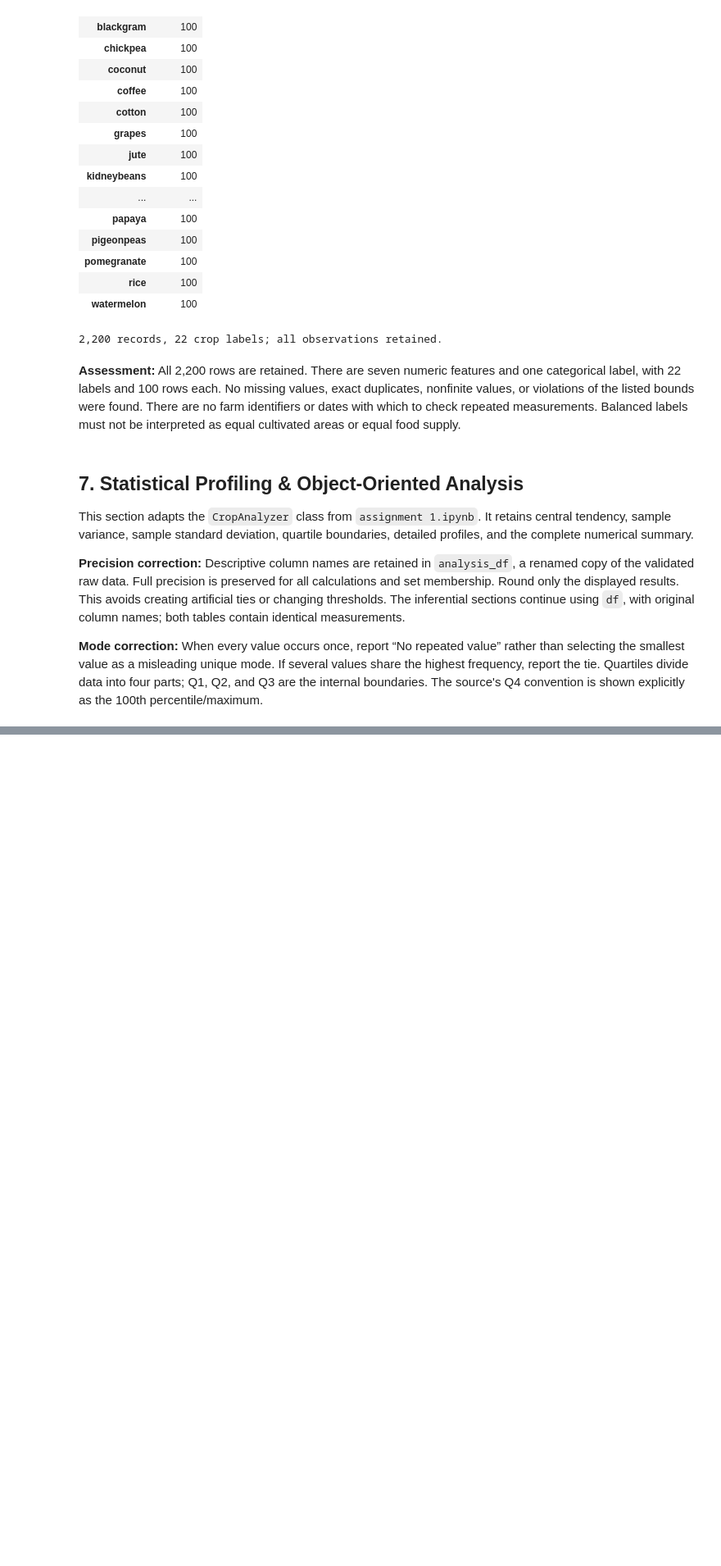
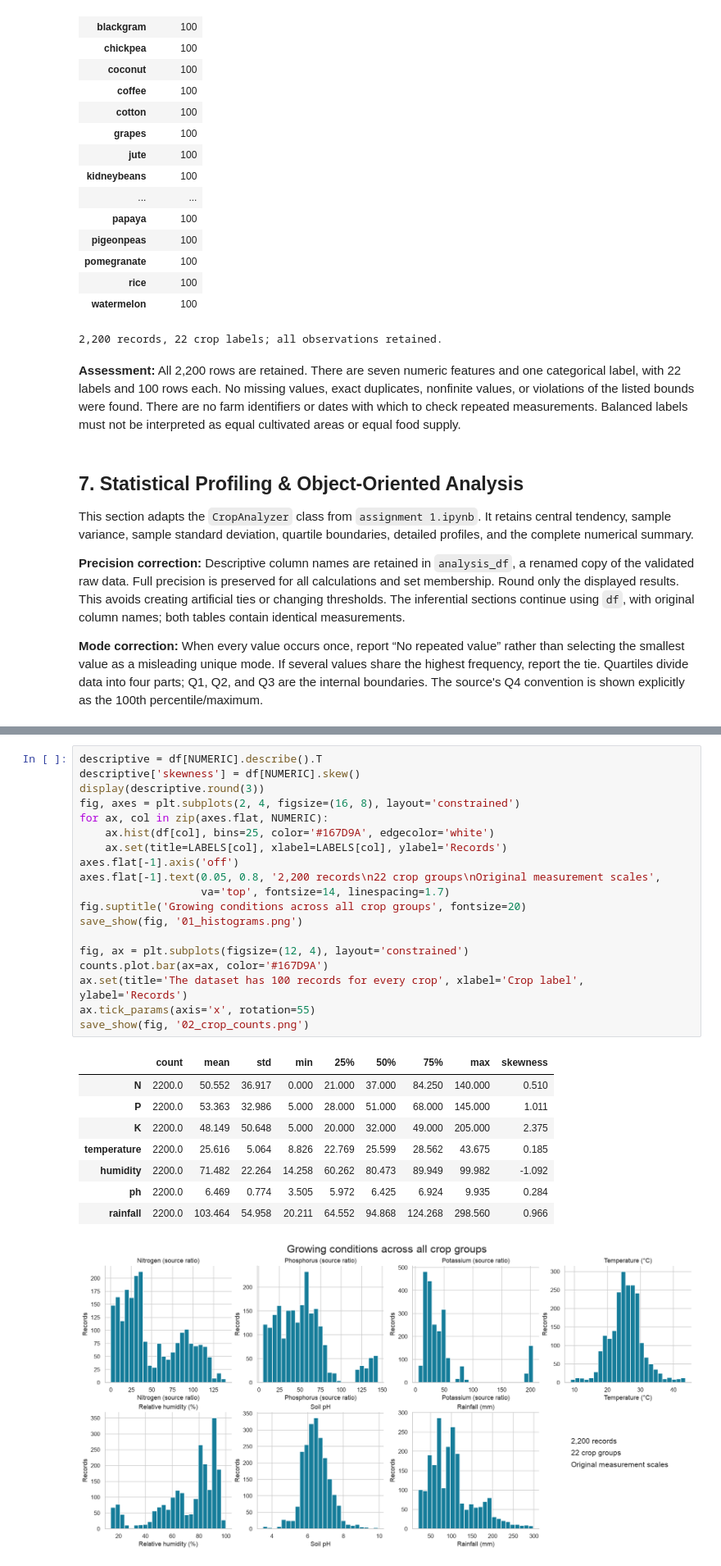
Before and after one commit to UbaidUllah777/Crop_Recommendation_Analysis, a Jupyter notebook: Crop_Recommendation_Workshop_A.ipynb, the cells around one changed output, grey strips where cells are left out. Shown at 82% size. Cells and saved outputs as stored; diff of their text form; blank space fills up the shorter version.

```diff
--- a/Crop_Recommendation_Workshop_A.ipynb
+++ b/Crop_Recommendation_Workshop_A.ipynb
@@ -309,0 +408,29 @@ assert np.isclose(complete_summary.loc['Rainfall_mm', 'Mean'], df.rainfall.mean(
+# %%
+descriptive = df[NUMERIC].describe().T
+descriptive['skewness'] = df[NUMERIC].skew()
+display(descriptive.round(3))
+fig, axes = plt.subplots(2, 4, figsize=(16, 8), layout='constrained')
+for ax, col in zip(axes.flat, NUMERIC):
+    ax.hist(df[col], bins=25, color='#167D9A', edgecolor='white')
+    ax.set(title=LABELS[col], xlabel=LABELS[col], ylabel='Records')
+axes.flat[-1].axis('off')
+axes.flat[-1].text(0.05, 0.8, '2,200 records\n22 crop groups\nOriginal measurement scales',
+                   va='top', fontsize=14, linespacing=1.7)
+fig.suptitle('Growing conditions across all crop groups', fontsize=20)
+save_show(fig, '01_histograms.png')
+
+fig, ax = plt.subplots(figsize=(12, 4), layout='constrained')
+counts.plot.bar(ax=ax, color='#167D9A')
+ax.set(title='The dataset has 100 records for every crop', xlabel='Crop label', ylabel='Records')
+ax.tick_params(axis='x', rotation=55)
+save_show(fig, '02_crop_counts.png')
+# %% [output]
+|  | count | mean | std | min | 25% | 50% | 75% | max | skewness |
+| N | 2200.0 | 50.552 | 36.917 | 0.000 | 21.000 | 37.000 | 84.250 | 140.000 | 0.510 |
+| P | 2200.0 | 53.363 | 32.986 | 5.000 | 28.000 | 51.000 | 68.000 | 145.000 | 1.011 |
+| K | 2200.0 | 48.149 | 50.648 | 5.000 | 20.000 | 32.000 | 49.000 | 205.000 | 2.375 |
+| temperature | 2200.0 | 25.616 | 5.064 | 8.826 | 22.769 | 25.599 | 28.562 | 43.675 | 0.185 |
+| humidity | 2200.0 | 71.482 | 22.264 | 14.258 | 60.262 | 80.473 | 89.949 | 99.982 | -1.092 |
+| ph | 2200.0 | 6.469 | 0.774 | 3.505 | 5.972 | 6.425 | 6.924 | 9.935 | 0.284 |
+| rainfall | 2200.0 | 103.464 | 54.958 | 20.211 | 64.552 | 94.868 | 124.268 | 298.560 | 0.966 |
+[figure, added]
```
Also changed, not shown: parts of 13 cells of this notebook, 1 other file.
